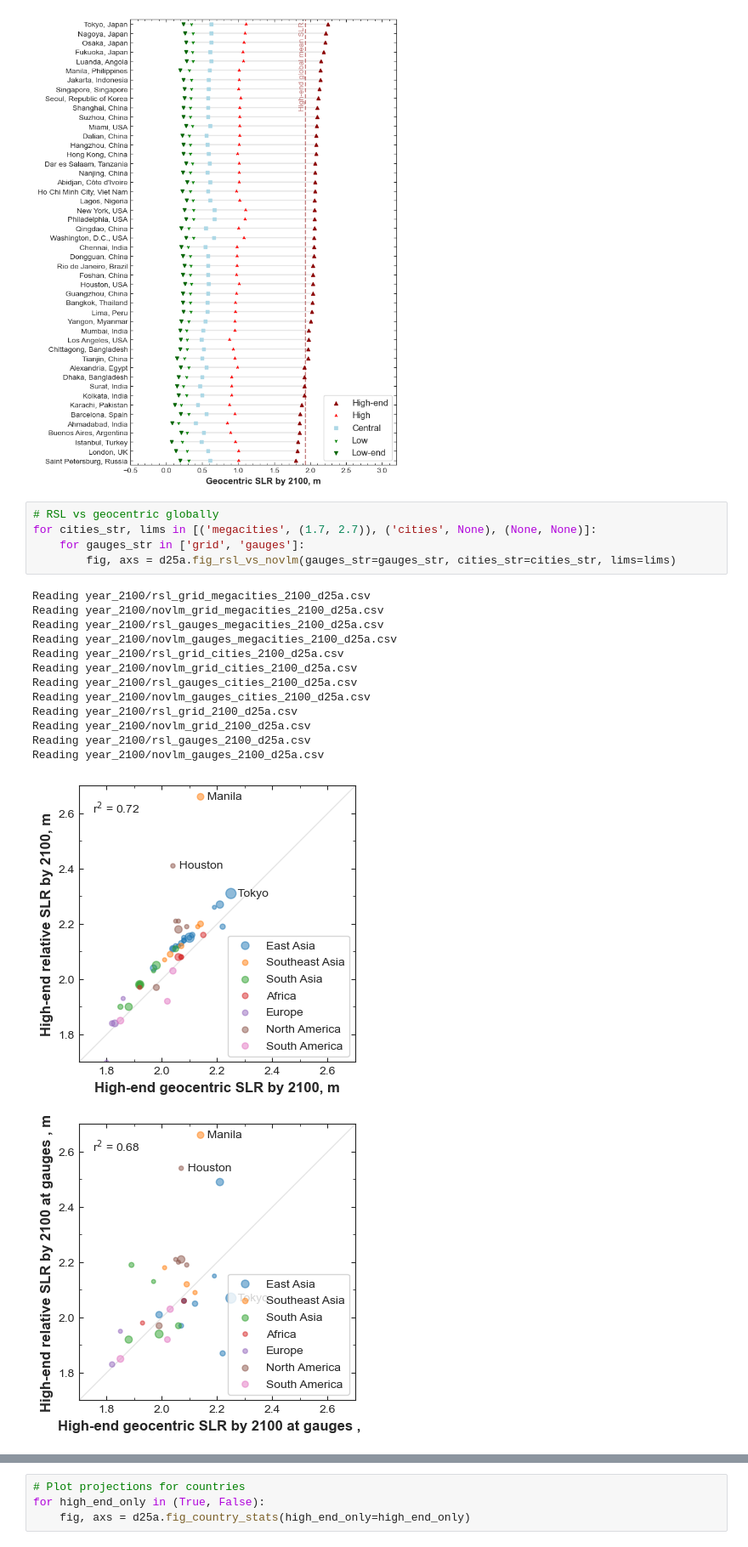
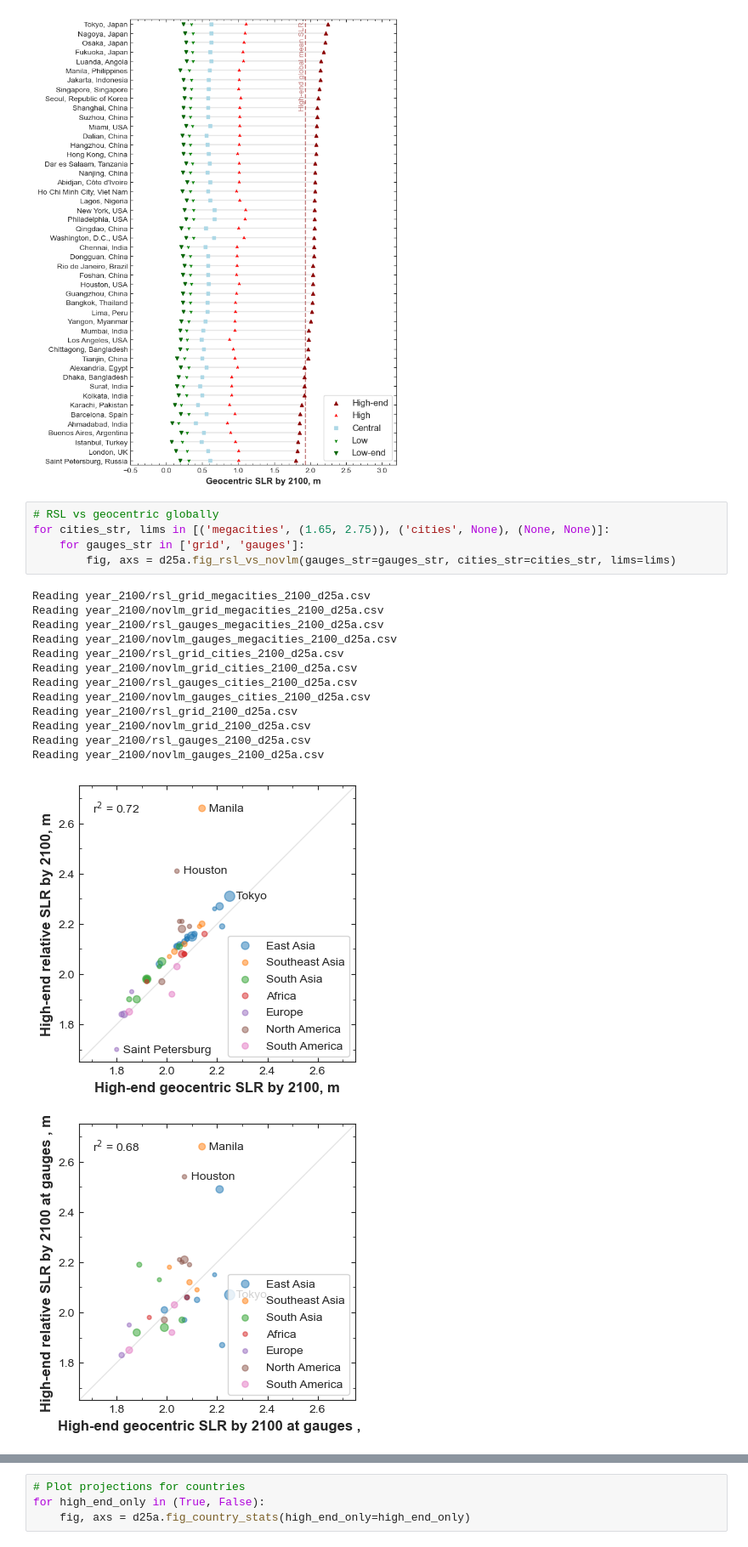
Before and after one commit to grandey/d25a-rsl-fusion, a Jupyter notebook: test_d25a.ipynb, the cells around one changed output, grey strips where cells are left out. Shown at 85% size. Saved outputs shown, nothing was run; the diff lists cells and outputs as text.

```diff
--- a/test_d25a.ipynb
+++ b/test_d25a.ipynb
@@ -342,24 +342,24 @@ Reading time_series/gmsl_high-end_d25a.nc
 [figure]
 # %%
 # RSL vs geocentric globally
-for cities_str, lims in [('megacities', (1.7, 2.7)), ('cities', None), (None, None)]:
+for cities_str, lims in [('megacities', (1.65, 2.75)), ('cities', None), (None, None)]:
     for gauges_str in ['grid', 'gauges']:
         fig, axs = d25a.fig_rsl_vs_novlm(gauges_str=gauges_str, cities_str=cities_str, lims=lims)
 # %% [output]
 Reading year_2100/rsl_grid_megacities_2100_d25a.csv
 Reading year_2100/novlm_grid_megacities_2100_d25a.csv
 Reading year_2100/rsl_gauges_megacities_2100_d25a.csv
 Reading year_2100/novlm_gauges_megacities_2100_d25a.csv
 Reading year_2100/rsl_grid_cities_2100_d25a.csv
 Reading year_2100/novlm_grid_cities_2100_d25a.csv
 Reading year_2100/rsl_gauges_cities_2100_d25a.csv
 Reading year_2100/novlm_gauges_cities_2100_d25a.csv
 Reading year_2100/rsl_grid_2100_d25a.csv
 Reading year_2100/novlm_grid_2100_d25a.csv
 Reading year_2100/rsl_gauges_2100_d25a.csv
 Reading year_2100/novlm_gauges_2100_d25a.csv
-[figure, old version]
+[figure, new version]
-[figure, old version]
+[figure, new version]
 [figure]
 [figure]
 [figure]
```
Also changed, not shown: parts of 2 cells of this notebook, 2 other files.
